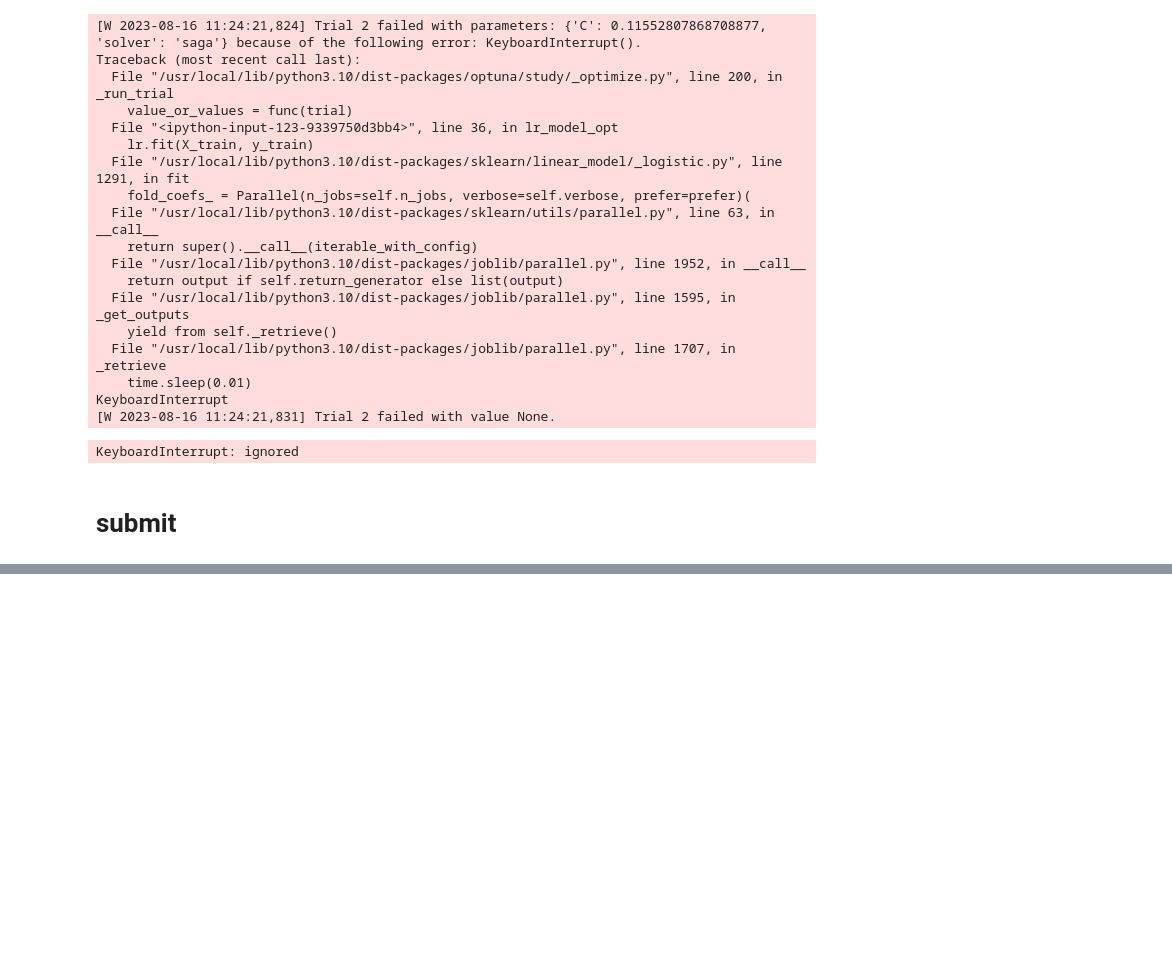
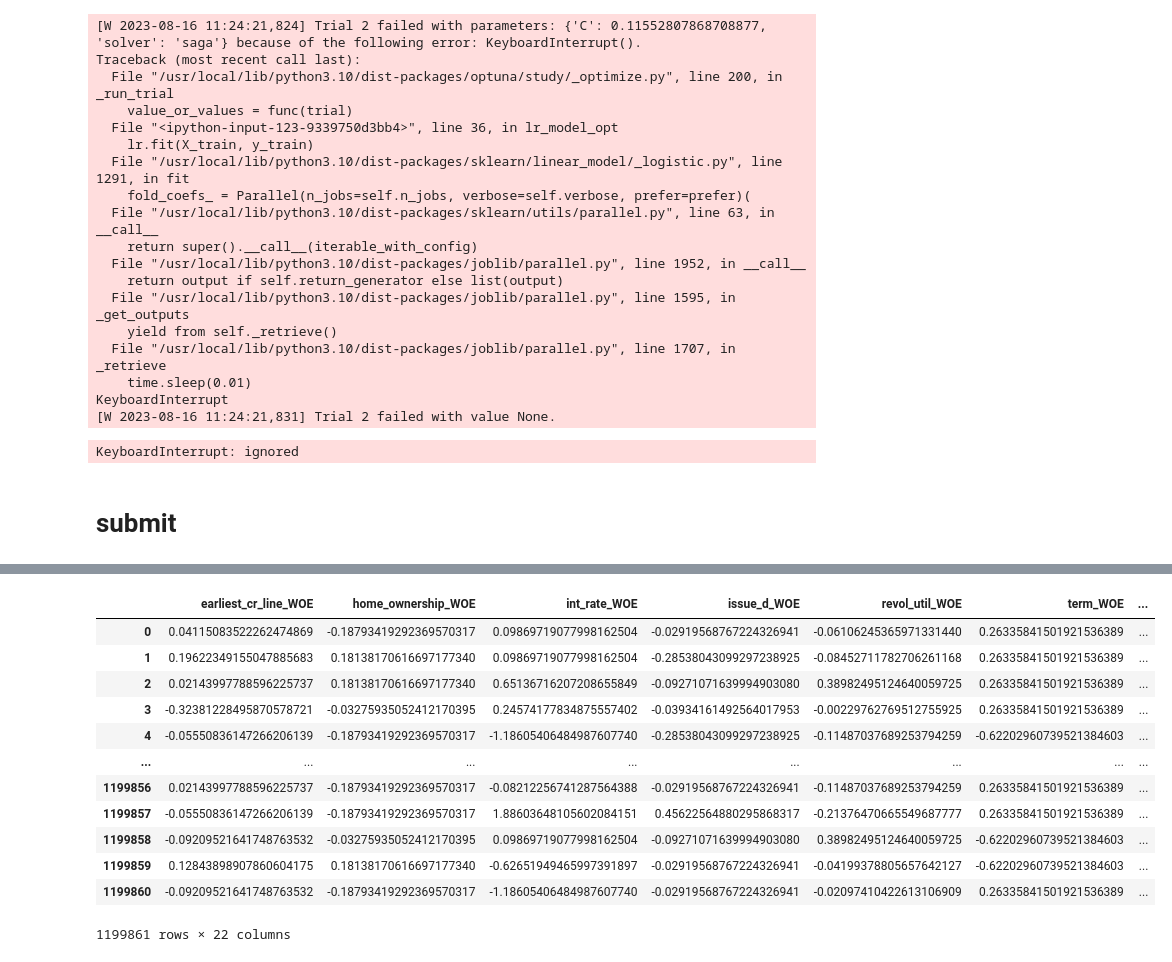
Before and after one commit to vladislavlisin/cft, a Jupyter notebook: cft.ipynb, the cells around one changed output, grey strips where cells are left out. Drawn from its saved outputs; the diff is of its cells as text; code cells hidden in the pictures; blank space fills up the shorter version.

```diff
--- a/cft.ipynb
+++ b/cft.ipynb
@@ -1961,0 +2321,18 @@ gini = 2*roc_auc_score(X_val, y_pred)-1
+# %%
+params = {'n_estimators': 197,
+          'max_depth': 5,
+          'learning_rate': 0.16039967229107285,
+          'num_leaves': 30}
+
+bst = LGBMClassifier(params,
+                      boosting_type="gbdt",
+                      objective='binary',
+                      class_weight=class_weight
+                        )
+
+# fit model
+bst.fit(raw_woe_df, y.loan_status)
+
+# make predictions
+y_pred = bst.predict_proba(X_test)
+y_pred
@@ -2223,0 +2734,16 @@ answer
+# %%
+raw_woe_df
+# %% [output]
+|  | earliest_cr_line_WOE | home_ownership_WOE | int_rate_WOE | issue_d_WOE | revol_util_WOE | term_WOE | ... |
+| 0 | 0.04115083522262474869 | -0.18793419292369570317 | 0.09869719077998162504 | -0.02919568767224326941 | -0.06106245365971331440 | 0.26335841501921536389 | ... |
+| 1 | 0.19622349155047885683 | 0.18138170616697177340 | 0.09869719077998162504 | -0.28538043099297238925 | -0.08452711782706261168 | 0.26335841501921536389 | ... |
+| 2 | 0.02143997788596225737 | 0.18138170616697177340 | 0.65136716207208655849 | -0.09271071639994903080 | 0.38982495124640059725 | 0.26335841501921536389 | ... |
+| 3 | -0.32381228495870578721 | -0.03275935052412170395 | 0.24574177834875557402 | -0.03934161492564017953 | -0.00229762769512755925 | 0.26335841501921536389 | ... |
+| 4 | -0.05550836147266206139 | -0.18793419292369570317 | -1.18605406484987607740 | -0.28538043099297238925 | -0.11487037689253794259 | -0.62202960739521384603 | ... |
+| ... | ... | ... | ... | ... | ... | ... | ... |
+| 1199856 | 0.02143997788596225737 | -0.18793419292369570317 | -0.08212256741287564388 | -0.02919568767224326941 | -0.11487037689253794259 | 0.26335841501921536389 | ... |
+| 1199857 | -0.05550836147266206139 | -0.18793419292369570317 | 1.88603648105602084151 | 0.45622564880295868317 | -0.21376470665549687777 | 0.26335841501921536389 | ... |
+| 1199858 | -0.09209521641748763532 | -0.03275935052412170395 | 0.09869719077998162504 | -0.09271071639994903080 | 0.38982495124640059725 | -0.62202960739521384603 | ... |
+| 1199859 | 0.12843898907860604175 | 0.18138170616697177340 | -0.62651949465997391897 | -0.02919568767224326941 | -0.04199378805657642127 | -0.62202960739521384603 | ... |
+| 1199860 | -0.09209521641748763532 | -0.18793419292369570317 | -1.18605406484987607740 | -0.02919568767224326941 | -0.02097410422613106909 | 0.26335841501921536389 | ... |
+1199861 rows × 22 columns
```
Also changed, not shown: parts of 34 cells of this notebook.
